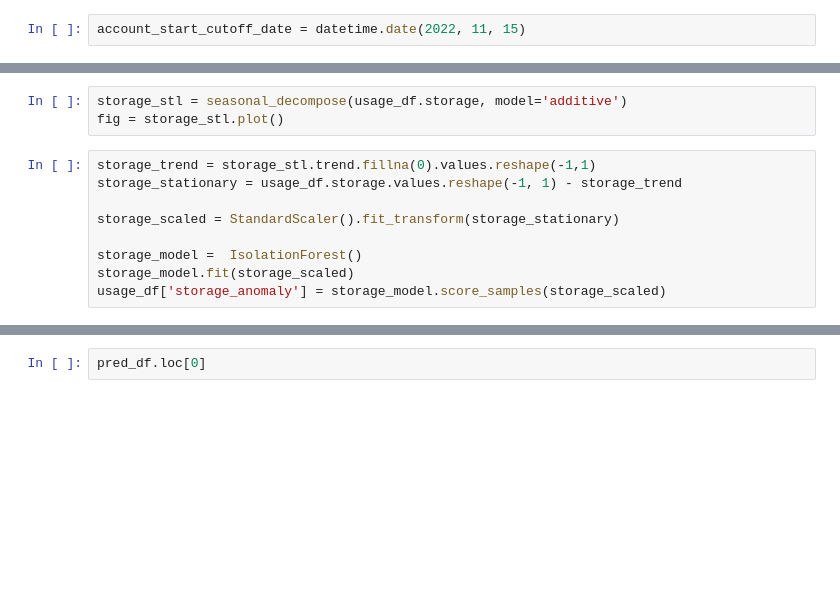
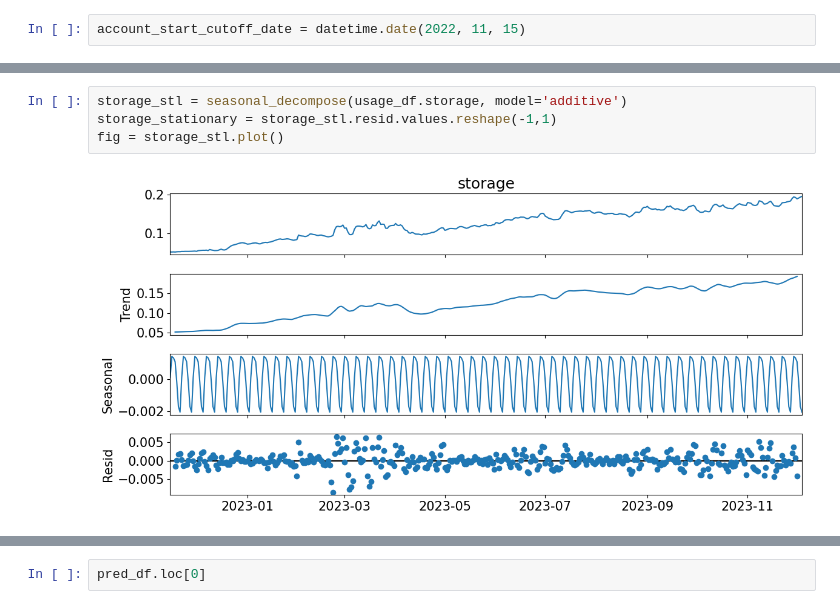
Before and after one commit to astronomer/snowpatrol, a Jupyter notebook: include/snowstorm.ipynb, the cells around one changed output, grey strips where cells are left out. Saved outputs shown, nothing was run; the diff lists cells and outputs as text; blank space fills up the shorter version.

```diff
--- a/include/snowstorm.ipynb
+++ b/include/snowstorm.ipynb
@@ -87,12 +118,6 @@ plt.show()
 # %%
 storage_stl = seasonal_decompose(usage_df.storage, model='additive')
+storage_stationary = storage_stl.resid.values.reshape(-1,1)
 fig = storage_stl.plot()
+# %% [output]
+[figure, added]
-# %%
-storage_trend = storage_stl.trend.fillna(0).values.reshape(-1,1)
-storage_stationary = usage_df.storage.values.reshape(-1, 1) - storage_trend
-
-storage_scaled = StandardScaler().fit_transform(storage_stationary)
-
-storage_model =  IsolationForest()
-storage_model.fit(storage_scaled)
-usage_df['storage_anomaly'] = storage_model.score_samples(storage_scaled)
```
Also changed, not shown: parts of 15 cells of this notebook, 7 other files.
